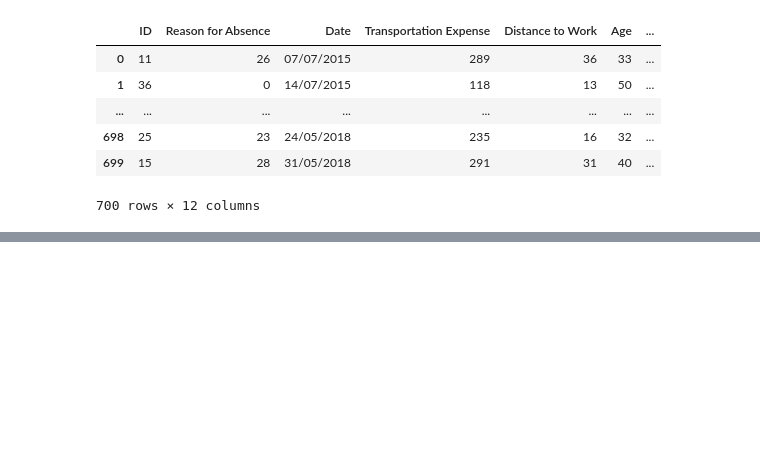
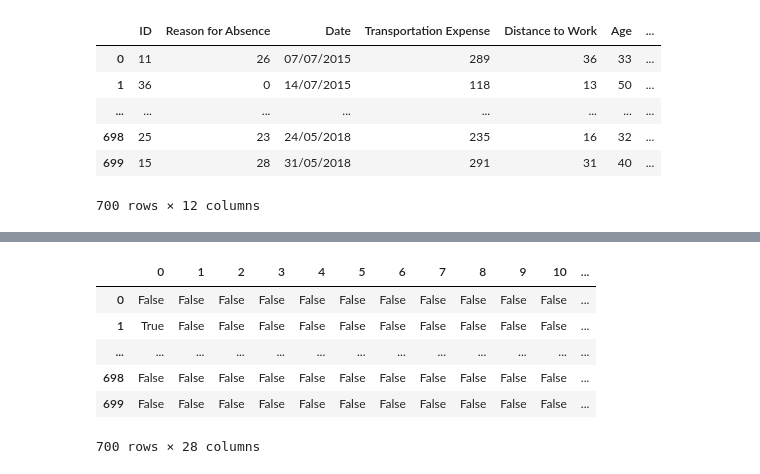
Before and after one commit to Kyotun/ML, a Jupyter notebook: absenteeism/main.ipynb, the cells around one changed output, grey strips where cells are left out. Drawn from its saved outputs; the diff is of its cells as text; code cells hidden in the pictures; blank space fills up the shorter version.

```diff
--- a/absenteeism/main.ipynb
+++ b/absenteeism/main.ipynb
@@ -61,0 +70,12 @@ df
+# %%
+# Get the dummies
+reasons_columns = pd.get_dummies(df['Reason for Absence'])
+reasons_columns
+# %% [output]
+|  | 0 | 1 | 2 | 3 | 4 | 5 | 6 | 7 | 8 | 9 | 10 | ... |
+| 0 | False | False | False | False | False | False | False | False | False | False | False | ... |
+| 1 | True | False | False | False | False | False | False | False | False | False | False | ... |
+| ... | ... | ... | ... | ... | ... | ... | ... | ... | ... | ... | ... | ... |
+| 698 | False | False | False | False | False | False | False | False | False | False | False | ... |
+| 699 | False | False | False | False | False | False | False | False | False | False | False | ... |
+700 rows × 28 columns
```
Also changed, not shown: parts of 36 cells of this notebook.
